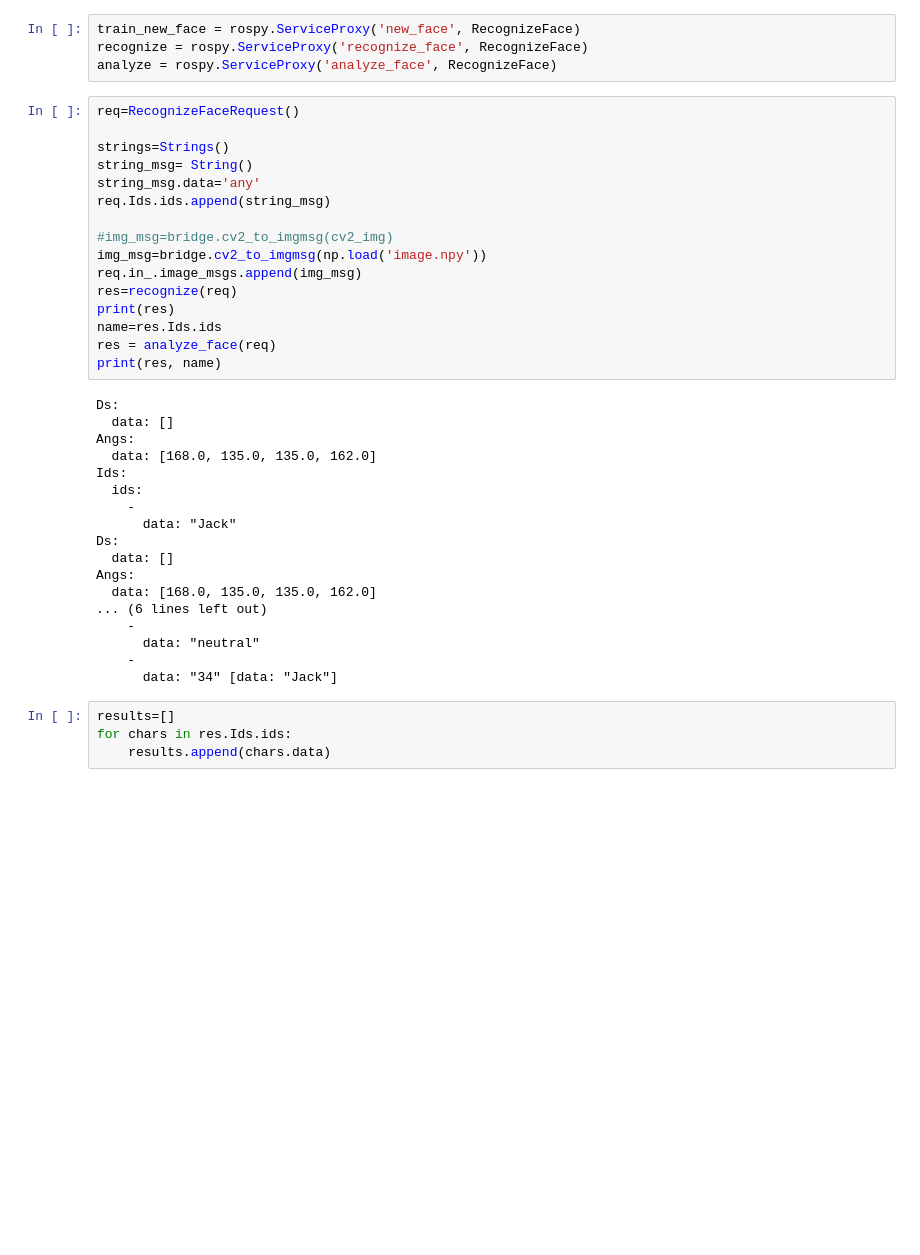
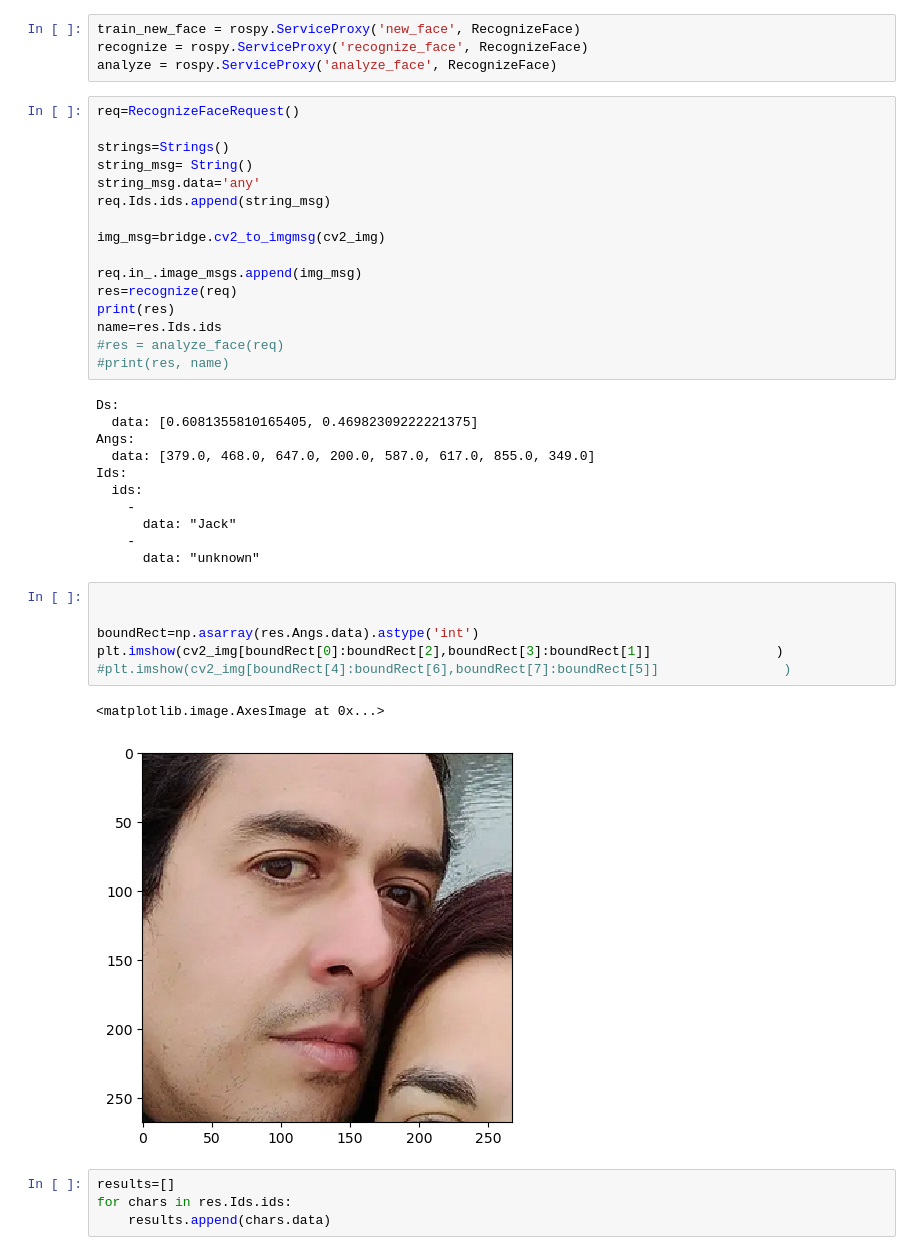
Before and after one commit to takeshi-pumas/catkin_extras, a Jupyter notebook: src/smaches/How_to_use_face_recog_deepface_serverasdasd.ipynb, the cells around one changed output. Saved outputs shown, nothing was run; the diff lists cells and outputs as text; blank space fills up the shorter version.

```diff
--- a/src/smaches/How_to_use_face_recog_deepface_serverasdasd.ipynb
+++ b/src/smaches/How_to_use_face_recog_deepface_serverasdasd.ipynb
@@ -223,32 +190,34 @@ string_msg= String()
 string_msg.data='any'
 req.Ids.ids.append(string_msg)
 
-#img_msg=bridge.cv2_to_imgmsg(cv2_img)
-img_msg=bridge.cv2_to_imgmsg(np.load('image.npy'))
+img_msg=bridge.cv2_to_imgmsg(cv2_img)
+
 req.in_.image_msgs.append(img_msg)
 res=recognize(req)
 print(res)
 name=res.Ids.ids
-res = analyze_face(req)
-print(res, name)
+#res = analyze_face(req)
+#print(res, name)
 # %% [output]
 Ds:
-  data: []
+  data: [0.6081355810165405, 0.46982309222221375]
 Angs:
-  data: [168.0, 135.0, 135.0, 162.0]
+  data: [379.0, 468.0, 647.0, 200.0, 587.0, 617.0, 855.0, 349.0]
 Ids:
   ids:
     -
       data: "Jack"
-Ds:
-  data: []
-Angs:
-  data: [168.0, 135.0, 135.0, 162.0]
-... (6 lines left out)
     -
-      data: "neutral"
-    -
-      data: "34" [data: "Jack"]
+      data: "unknown"
+# %%
+
+
+boundRect=np.asarray(res.Angs.data).astype('int')
+plt.imshow(cv2_img[boundRect[0]:boundRect[2],boundRect[3]:boundRect[1]]                )
+#plt.imshow(cv2_img[boundRect[4]:boundRect[6],boundRect[7]:boundRect[5]]                )
+# %% [output]
+<matplotlib.image.AxesImage at 0x...>
+[figure, added]
 # %%
 results=[]
 for chars in res.Ids.ids:
```
Also changed, not shown: parts of 26 cells of this notebook, 1 other file.
